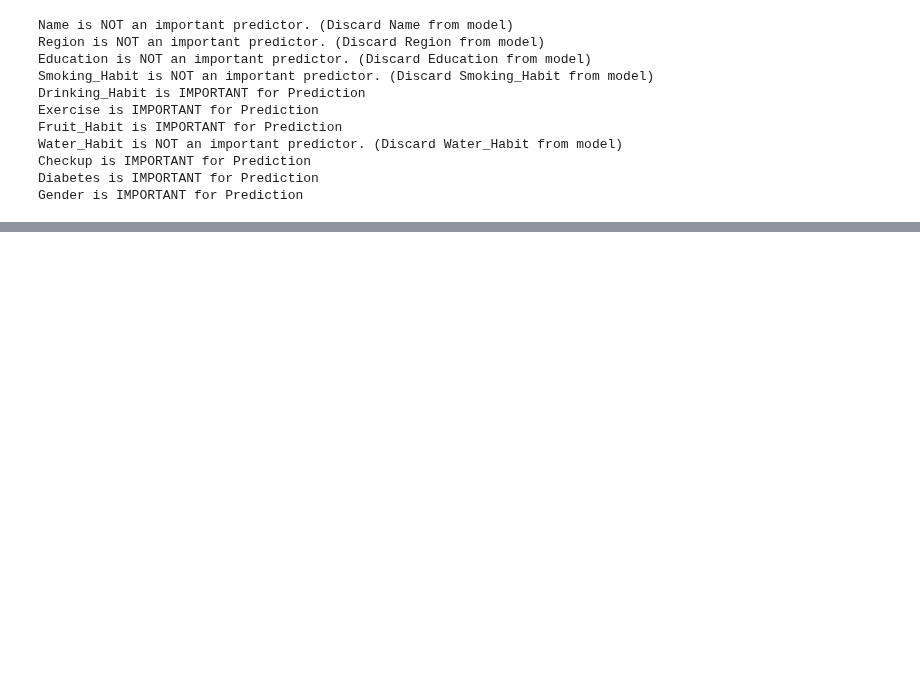
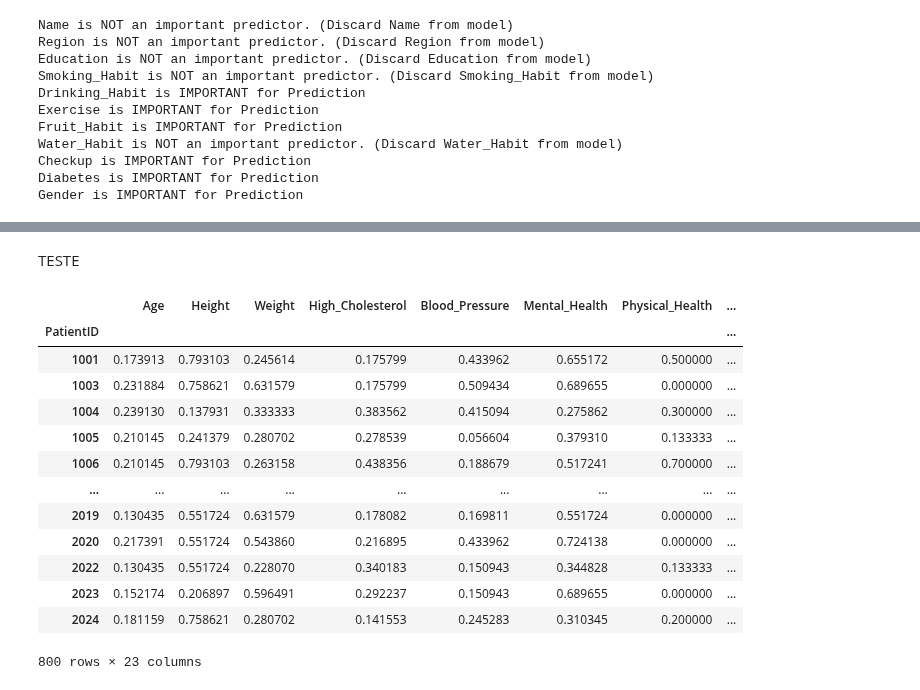
Before and after one commit to henrymmarques/MLProject, a Jupyter notebook: Group03 - ML Project.ipynb, the cells around one changed output, grey strips where cells are left out. Drawn from its saved outputs; the diff is of its cells as text; code cells hidden in the pictures; blank space fills up the shorter version.

```diff
--- a/Group03 - ML Project.ipynb
+++ b/Group03 - ML Project.ipynb
@@ -328,0 +347,4 @@ train_data.head()
+# %%
+train_data_cat['Gender'].replace(['Male'], 1, inplace=True)
+train_data_cat['Gender'].replace(['Female'], 0, inplace=True)
+train_data_cat.rename(columns={'Gender':'Gender Male'}, inplace=True)
@@ -328,0 +368,10 @@ train_data.head()
+# %%
+df_ohc = train_data_cat.copy()
+# %%
+# Use OneHotEncoder to encode the categorical features. Get feature names and create a DataFrame
+# with the one-hot encoded categorical features (pass feature names)
+ohc = OneHotEncoder(sparse=False)
+ohc_feat = ohc.fit_transform(df_ohc.drop(['Exercise', 'Gender Male'], axis=1))
+ohc_feat_names = ohc.get_feature_names_out()
+ohc_df = pd.DataFrame(ohc_feat, index=df_ohc.index, columns=ohc_feat_names)
+ohc_df
@@ -328,0 +393,4 @@ train_data.head()
+# %%
+train_data_cat  = pd.concat([train_data_cat,ohc_df],axis = 1)
+train_data_cat.drop(['Drinking_Habit', 'Fruit_Habit', 'Checkup', 'Diabetes'], inplace=True, axis=1)
+train_data_cat
@@ -328,0 +412,20 @@ train_data.head()
+# %% [markdown]
+TESTE
+# %%
+train_data=train_data_scaled.merge(train_data_cat, on = 'PatientID')
+train_data
+# %% [output]
+|  | Age | Height | Weight | High_Cholesterol | Blood_Pressure | Mental_Health | Physical_Health | ... |
+| PatientID |  |  |  |  |  |  |  | ... |
+| 1001 | 0.173913 | 0.793103 | 0.245614 | 0.175799 | 0.433962 | 0.655172 | 0.500000 | ... |
+| 1003 | 0.231884 | 0.758621 | 0.631579 | 0.175799 | 0.509434 | 0.689655 | 0.000000 | ... |
+| 1004 | 0.239130 | 0.137931 | 0.333333 | 0.383562 | 0.415094 | 0.275862 | 0.300000 | ... |
+| 1005 | 0.210145 | 0.241379 | 0.280702 | 0.278539 | 0.056604 | 0.379310 | 0.133333 | ... |
+| 1006 | 0.210145 | 0.793103 | 0.263158 | 0.438356 | 0.188679 | 0.517241 | 0.700000 | ... |
+| ... | ... | ... | ... | ... | ... | ... | ... | ... |
+| 2019 | 0.130435 | 0.551724 | 0.631579 | 0.178082 | 0.169811 | 0.551724 | 0.000000 | ... |
+| 2020 | 0.217391 | 0.551724 | 0.543860 | 0.216895 | 0.433962 | 0.724138 | 0.000000 | ... |
+| 2022 | 0.130435 | 0.551724 | 0.228070 | 0.340183 | 0.150943 | 0.344828 | 0.133333 | ... |
+| 2023 | 0.152174 | 0.206897 | 0.596491 | 0.292237 | 0.150943 | 0.689655 | 0.000000 | ... |
+| 2024 | 0.181159 | 0.758621 | 0.280702 | 0.141553 | 0.245283 | 0.310345 | 0.200000 | ... |
+800 rows × 23 columns
```
Also changed, not shown: parts of 32 cells of this notebook.
